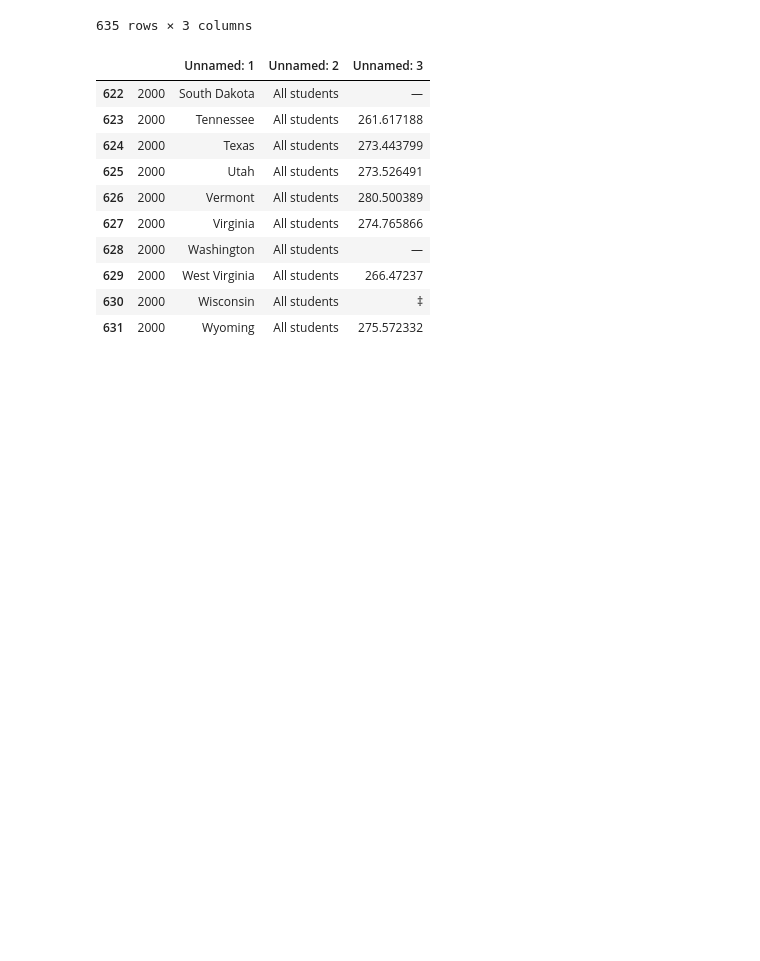
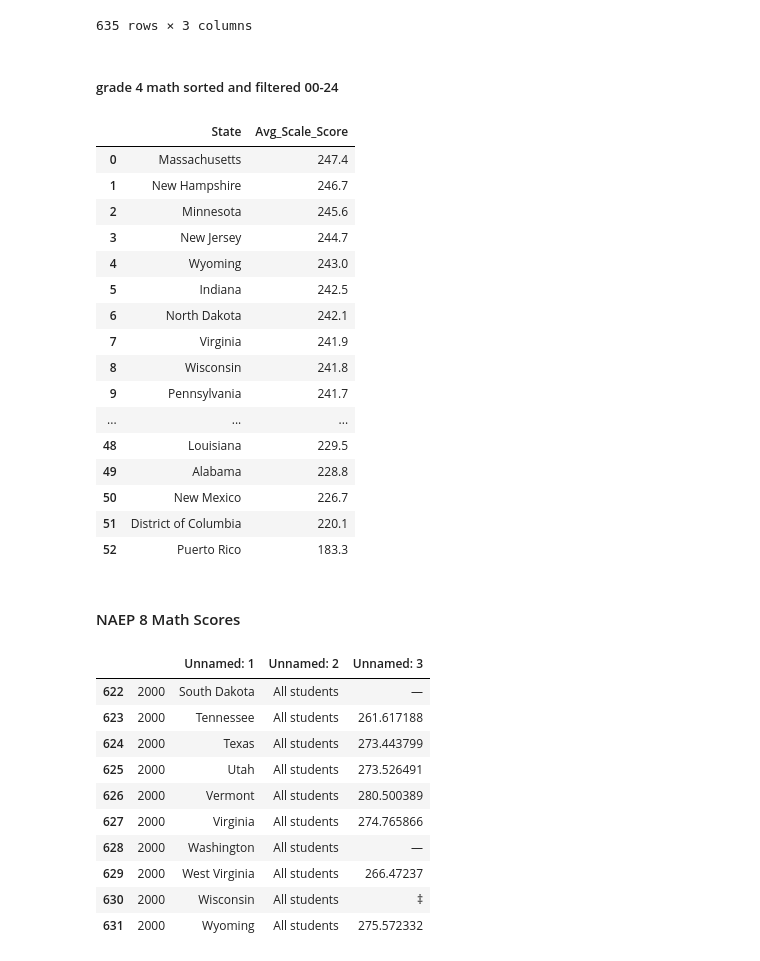
Before and after one commit to LeAnne-Velazquez/education_funding_and_student_outcomes, a Jupyter notebook: notebooks/naep_scores.ipynb, the cells around one changed output. Drawn from its saved outputs; the diff is of its cells as text; code cells hidden in the pictures; blank space fills up the shorter version.

```diff
--- a/notebooks/naep_scores.ipynb
+++ b/notebooks/naep_scores.ipynb
@@ -147,0 +218,34 @@ grade_4_math.to_csv("../data/grade_4_math.csv", index=False)
+# %% [markdown]
+##### grade 4 math sorted and filtered 00-24
+# %%
+filtered_df = grade_4_math[(grade_4_math['Year'] >= 2000) & (grade_4_math['Year'] <= 2024)]
+
+
+avg_scores = (
+    filtered_df.groupby('State', as_index=False)['Avg_Scale_Score']
+    .mean()
+)
+
+avg_scores['Avg_Scale_Score'] = avg_scores['Avg_Scale_Score'].round(1)
+
+avg_4_math = avg_scores.sort_values(by='Avg_Scale_Score', ascending=False).reset_index(drop=True)
+# %%
+avg_4_math
+# %% [output]
+|  | State | Avg_Scale_Score |
+| 0 | Massachusetts | 247.4 |
+| 1 | New Hampshire | 246.7 |
+| 2 | Minnesota | 245.6 |
+| 3 | New Jersey | 244.7 |
+| 4 | Wyoming | 243.0 |
+| 5 | Indiana | 242.5 |
+| 6 | North Dakota | 242.1 |
+| 7 | Virginia | 241.9 |
+| 8 | Wisconsin | 241.8 |
+| 9 | Pennsylvania | 241.7 |
+| ... | ... | ... |
+| 48 | Louisiana | 229.5 |
+| 49 | Alabama | 228.8 |
+| 50 | New Mexico | 226.7 |
+| 51 | District of Columbia | 220.1 |
+| 52 | Puerto Rico | 183.3 |
@@ -148,3 +254,5 @@ grade_4_math.to_csv("../data/grade_4_math.csv", index=False)
+# %% [markdown]
+#### NAEP 8 Math Scores
 # %%
 grade_8_math = pd.read_excel('../data/naep_8_math.xls', engine ="xlrd")
 # %%
```
Also changed, not shown: parts of 14 cells of this notebook, 1 other file.
